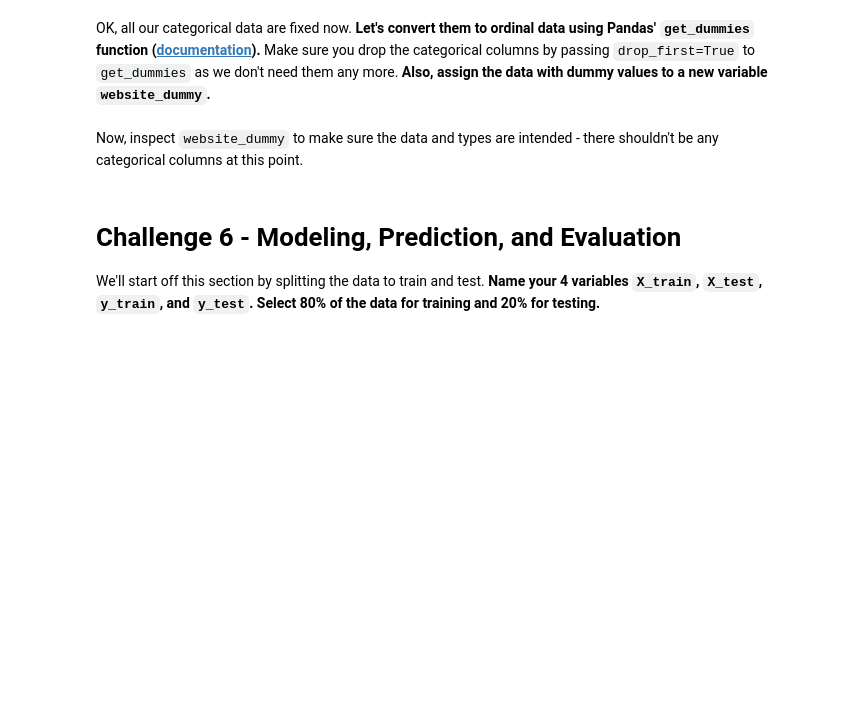
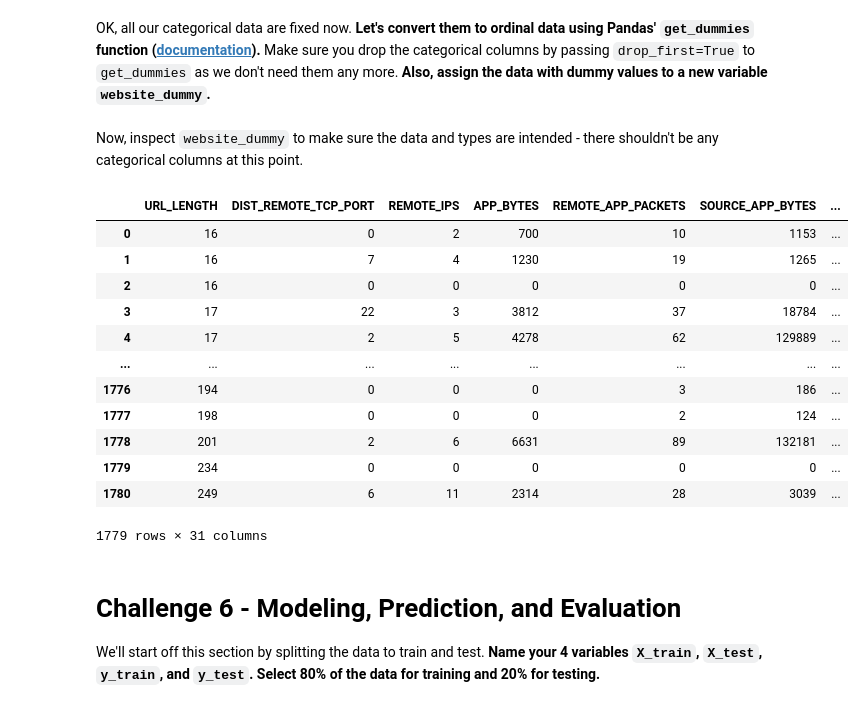
Before and after one commit to ta-data-mexpt/lab-supervised-learning, a Jupyter notebook: your-code/main.ipynb, the cells around one changed output. Cells and saved outputs as stored; diff of their text form; code cells hidden in the pictures; blank space fills up the shorter version.

```diff
--- a/your-code/main.ipynb
+++ b/your-code/main.ipynb
@@ -407,13 +407,15 @@ Although there are so many unique values in the `SERVER` column, there are actua
 At the end, your `SERVER` column should only contain 4 unique values: `Microsoft`, `Apache`, `nginx`, and `Other`.
 # %%
 import re
-microsoft=re.compile(".*microsoft.*",flags=re.IGNORECASE)
-apache=re.compile(".*apache.*",flags=re.IGNORECASE)
-nginx=re.compile(".*nginx.*",flags=re.IGNORECASE)
+todos=re.compile("microsoft|apache|nginx")
+microsoft=re.compile("microsoft",flags=re.IGNORECASE)
+apache=re.compile("apache",flags=re.IGNORECASE)
+nginx=re.compile("nginx",flags=re.IGNORECASE)
 # %%
-websites.SERVER=websites.SERVER.apply(lambda x:re.sub(microsoft,"msft",x))
-websites.SERVER=websites.SERVER.apply(lambda x:re.sub(apache,"apache",x))
-websites.SERVER=websites.SERVER.apply(lambda x:re.sub(nginx,"nginx",x))
+websites.SERVER=websites.SERVER.apply(lambda x: "other" if todos.search(x)==None else x)
+websites.SERVER=websites.SERVER.apply(lambda x: "msft" if microsoft.search(x)!=None else x)
+websites.SERVER=websites.SERVER.apply(lambda x: "apache" if apache.search(x)!=None else x)
+websites.SERVER=websites.SERVER.apply(lambda x: "nginx" if nginx.search(x)!=None else x)
 # %%
 websites.SERVER.unique()
 # %% [output]
@@ -441,2 +425,4 @@ OK, all our categorical data are fixed now. **Let's convert them to ordinal data
+# %%
+websites_dummy=pd.get_dummies(websites,drop_first=False)
 # %% [markdown]
 Now, inspect `website_dummy` to make sure the data and types are intended - there shouldn't be any categorical columns at this point.
@@ -445,3 +429,19 @@ Now, inspect `website_dummy` to make sure the data and types are intended - ther
+# %%
+websites_dummy
+# %% [output]
+|  | URL_LENGTH | DIST_REMOTE_TCP_PORT | REMOTE_IPS | APP_BYTES | REMOTE_APP_PACKETS | SOURCE_APP_BYTES | ... |
+| 0 | 16 | 0 | 2 | 700 | 10 | 1153 | ... |
+| 1 | 16 | 7 | 4 | 1230 | 19 | 1265 | ... |
+| 2 | 16 | 0 | 0 | 0 | 0 | 0 | ... |
+| 3 | 17 | 22 | 3 | 3812 | 37 | 18784 | ... |
+| 4 | 17 | 2 | 5 | 4278 | 62 | 129889 | ... |
+| ... | ... | ... | ... | ... | ... | ... | ... |
+| 1776 | 194 | 0 | 0 | 0 | 3 | 186 | ... |
+| 1777 | 198 | 0 | 0 | 0 | 2 | 124 | ... |
+| 1778 | 201 | 2 | 6 | 6631 | 89 | 132181 | ... |
+| 1779 | 234 | 0 | 0 | 0 | 0 | 0 | ... |
+| 1780 | 249 | 6 | 11 | 2314 | 28 | 3039 | ... |
+1779 rows × 31 columns
 # %% [markdown]
 # Challenge 6 - Modeling, Prediction, and Evaluation
 
```
Also changed, not shown: parts of 10 cells of this notebook.
